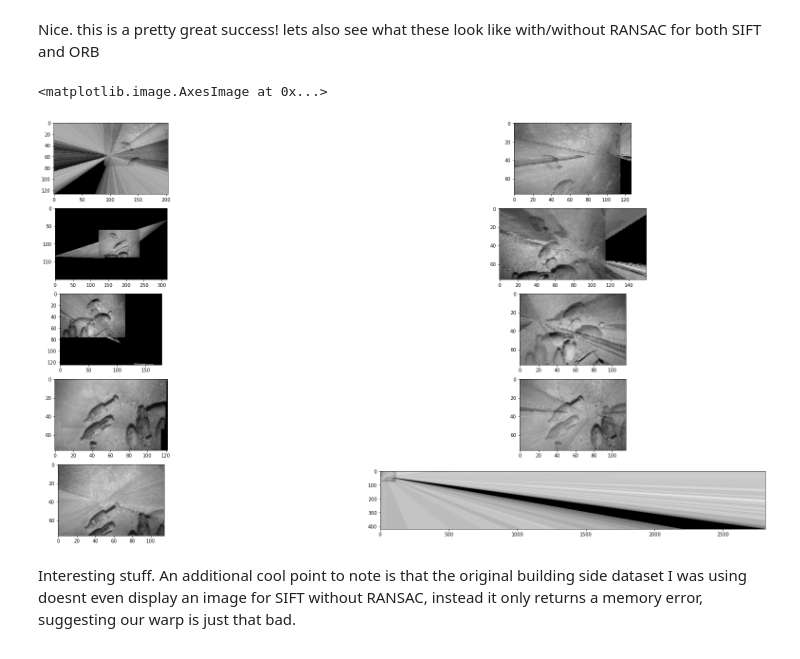
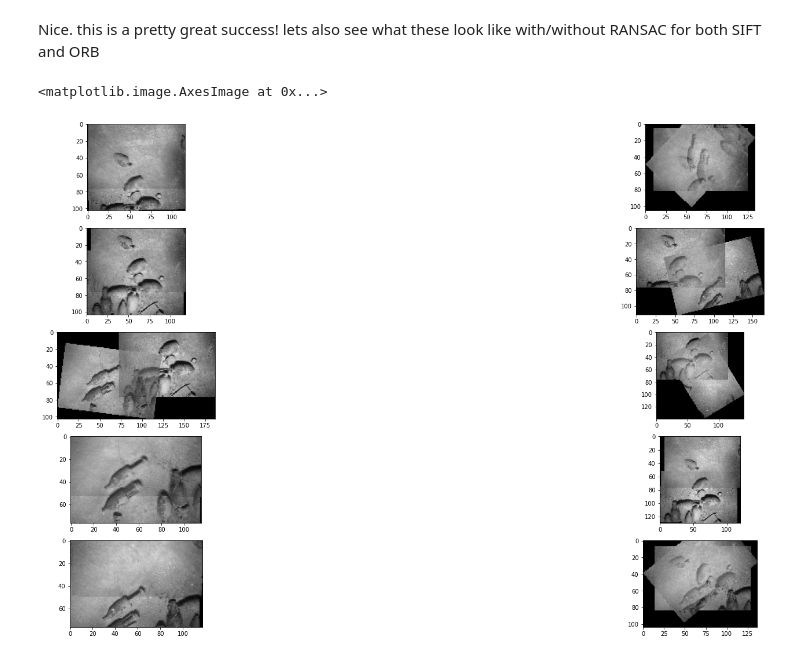
Before and after one commit to JGittles/EECE7150, a Jupyter notebook: HW3/hw3.ipynb, the cells around one changed output. Drawn from its saved outputs; the diff is of its cells as text; code cells hidden in the pictures.

```diff
--- a/HW3/hw3.ipynb
+++ b/HW3/hw3.ipynb
@@ -22,8 +26,8 @@ def siftDC(img):
 orbPts = namedtuple('orbPts', 'k d')
 def orbDC(img):
     img=cv2.cvtColor(img, cv2.COLOR_RGB2GRAY)
-    clahe = cv2.createCLAHE(clipLimit = 5)
-    img = clahe.apply(img) + 30
+    clahe = cv2.createCLAHE(clipLimit=2.0, tileGridSize=(8, 8))
+    img = clahe.apply(img)
     # take in source and destinatition photos and outputs sift detected key points and computed descriptors as an array
     orb = cv2.ORB_create() #create our detector
     keypoints, descriptors = orb.detectAndCompute(img,None) # detect keypoints and compute descriptors
@@ -87,7 +91,14 @@ def getHRANSAC(dest_kp, src_kp,matches,good): # fortunately, I do SVD in part 2a
     src = np.array([src_kp[mat.trainIdx].pt for mat in good])
     p = np.array([0,0,0,0,0,0,0,0,1])
 
-    H, mask=cv2.findHomography(src, dest, cv2.RANSAC,confidence=0.997)
+    # H, mask=cv2.findHomography(src, dest, cv2.RANSAC,confidence=0.997)
+    H=cv2.estimateAffinePartial2D(src,dest) # modification to do a rigid transformation, we can only make this assumption due to the planar nature of this data
+    H=H[0]
+    scale = math.sqrt(H[0,0]**2 + H[0,1]**2)
+    H[0,:] /=scale
+    H[1,:] /=scale
+    H=np.vstack((H,[0,0,1]))
+    # print(H)
 
     # print(H)
     return H
@@ -254,29 +265,32 @@ That worked super well! now lets try with some harder images...
 Nice. this is a pretty great success! lets also see what these look like with/without RANSAC for both SIFT and ORB
 # %%
 # image_paths=['6images/1.tif','6images/2.tif','6images/3.tif','6images/4.tif','6images/5.tif','6images/6.tif']
-p1=['6images/1.tif','6images/2.tif']
-p2=['6images/2.tif','6images/3.tif']
-p3=['6images/3.tif','6images/4.tif']
-p4=['6images/4.tif','6images/5.tif']
-p5=['6images/5.tif','6images/6.tif']
+p1=['6Images/1.tif','6Images/2.tif']
+p2=['6Images/2.tif','6Images/3.tif']
+p3=['6Images/3.tif','6Images/4.tif']
+p4=['6Images/4.tif','6Images/5.tif']
+p5=['6Images/5.tif','6Images/6.tif']
+p6=['6Images/1.tif','6Images/3.tif']
+p7=['6Images/1.tif','6Images/4.tif']
+p8=['6Images/1.tif','6Images/5.tif']
+p9=['6Images/1.tif','6Images/6.tif']
+p10=['6Images/2.tif','6Images/4.tif']
 pref = "6images/"
 figure, ax = plt.subplots(5, 2, figsize=(32, 16))
-pts=300
+pts=4000
 ax[0,0].imshow(mainfunc(p1,matchpts=pts))
-ax[0,1].imshow(mainfunc(p1,sift=False,matchpts=pts))
+ax[0,1].imshow(mainfunc(p6,matchpts=pts))
 ax[1,0].imshow(mainfunc(p2,matchpts=pts))
-ax[1,1].imshow(mainfunc(p2,sift=False,matchpts=pts))
+ax[1,1].imshow(mainfunc(p7,matchpts=pts))
 ax[2,0].imshow(mainfunc(p3,matchpts=pts))
-ax[2,1].imshow(mainfunc(p3,sift=False,matchpts=pts))
+ax[2,1].imshow(mainfunc(p8,matchpts=pts))
 ax[3,0].imshow(mainfunc(p4,matchpts=pts))
-ax[3,1].imshow(mainfunc(p4,sift=False,matchpts=pts))
+ax[3,1].imshow(mainfunc(p9,matchpts=pts))
 ax[4,0].imshow(mainfunc(p5,matchpts=pts))
-ax[4,1].imshow(mainfunc(p5,sift=False,matchpts=pts))
+ax[4,1].imshow(mainfunc(p10,matchpts=pts))
 
 # ax[3].imshow(mainfunc(image_paths,matchpts=150))
 # ax[4].imshow(mainfunc(image_paths,sift=False,matchpts=150))
 # %% [output]
 <matplotlib.image.AxesImage at 0x...>
-[figure, old version]
+[figure, new version]
-# %% [markdown]
-Interesting stuff. An additional cool point to note is that the original building side dataset I was using doesnt even display an image for SIFT without RANSAC, instead it only returns a memory error, suggesting our warp is just that bad.
```
Also changed, not shown: parts of 2 cells of this notebook.
